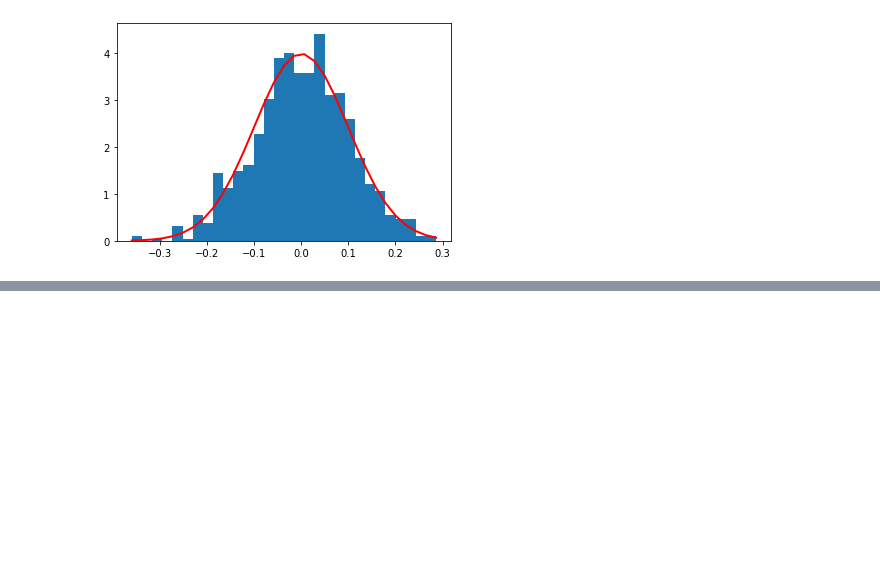
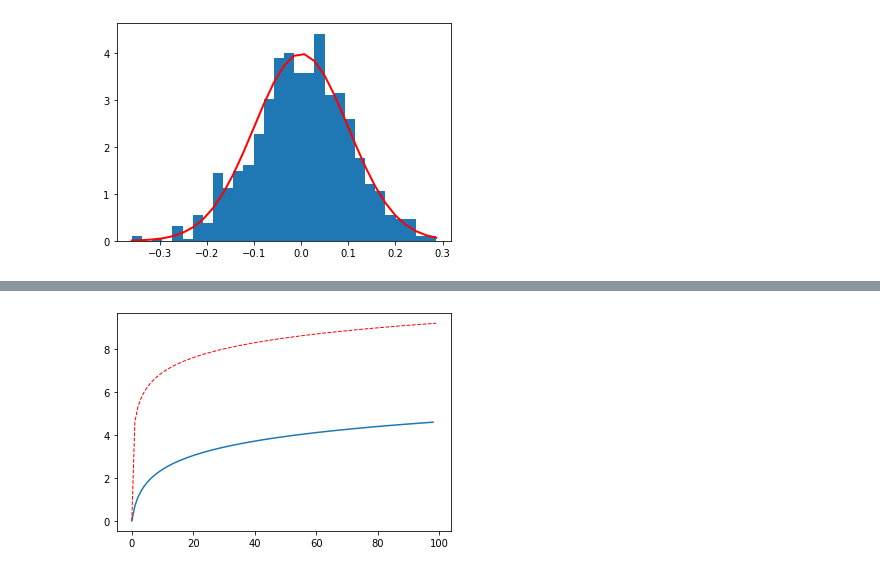
Before and after one commit to ooddaa/tradingAlgos, a Jupyter notebook: numpy.ipynb, the cells around one changed output, grey strips where cells are left out. Saved outputs shown, nothing was run; the diff lists cells and outputs as text; code cells hidden in the pictures; blank space fills up the shorter version.

```diff
--- a/numpy.ipynb
+++ b/numpy.ipynb
@@ -242,0 +279,14 @@ plt.show()
+# %%
+# naturnal log
+ds1 = np.arange(1, 100, 1)
+ds2 = np.arange(1, 10000, 100)
+plt.plot(np.log(ds1))
+plt.plot(np.log(ds2),
+         color='red',
+         linewidth=1.0,
+         linestyle='--'
+        )
+
+plt.show()
+# %% [output]
+[figure, added]
```
Also changed, not shown: parts of 3 cells of this notebook, 14 other files.
